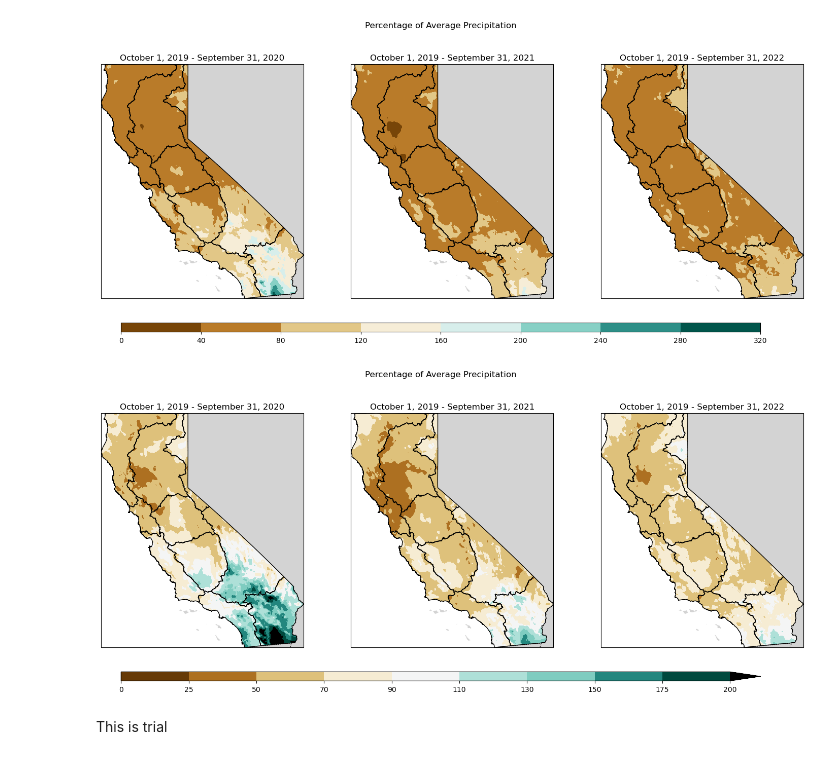
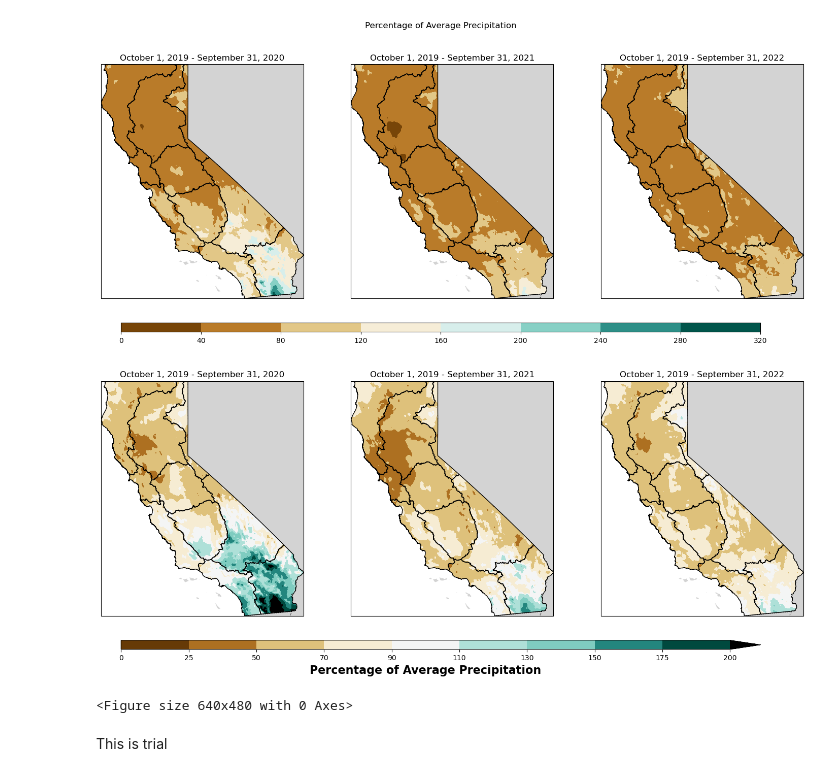
Before and after one commit to armenkonia/Drought_impacts, a Jupyter notebook: Precipitation/Average Precipitation/plot of perc of av pr.ipynb, the cells around one changed output. Cells and saved outputs as stored; diff of their text form; code cells hidden in the pictures.

Commit message:
updated plots for av and perc pr

```diff
--- a/Precipitation/Average Precipitation/plot of perc of av pr.ipynb
+++ b/Precipitation/Average Precipitation/plot of perc of av pr.ipynb
@@ -90,38 +90,38 @@ variables_to_plot = [
     ds_new.cum_loss_20_21.values,
     ds_new.cum_loss_20_21_22.values
 ]
 
 # Titles for subplots
 titles = ['October 1, 2019 - September 31, 2020', 'October 1, 2019 - September 31, 2021', 'October 1, 2019 - September 31, 2022']
 
 # Create subplots
 fig, axes = plt.subplots(1, 3, subplot_kw={'projection': ccrs.PlateCarree()}, figsize=(18, 6))
 
 # Create a colormap with distinct colors for each interval
 cmap_discrete = ListedColormap(plt.get_cmap('BrBG')(np.linspace(0, 1, 31))[1::2])
 
 # Iterate through variables and titles
 for ax, variable, title in zip(axes, variables_to_plot, titles):
     ax.set_extent([hrs.bounds['minx'].min(), hrs.bounds['maxx'].max(), hrs.bounds['miny'].min(), hrs.bounds['maxy'].max()])
     img = ax.contourf(lon, lat, variable, transform=ccrs.PlateCarree(), cmap=cmap_discrete, levels=[0,25,50,70,90,110,130,150,175,200], vmax=200, extend='max')
     img.cmap.set_over('black')
 
     hrs.plot(ax=ax, facecolor='none', edgecolor='black')
     ax.add_feature(cfeature.BORDERS, linestyle=':')
     ax.add_feature(cfeature.LAND, facecolor='lightgray')
     ax.set_title(title)
 
 
 cbar_ax = fig.add_axes([0.15, 0.0, 0.7, 0.03])  # Adjust the position and size as needed
 cbar = plt.colorbar(img, ax=ax, orientation='horizontal', shrink=0.8, ticks=[0,25,50,70,90,110,130,150,175,200], cax=cbar_ax)
+cbar.set_label('Percentage of Average Precipitation', fontsize=16, weight='bold')
 
-# Overall title for the entire figure
-fig.suptitle('Percentage of Average Precipitation', y=1.02)
-
-# Show the plot
+# fig.suptitle('Percentage of Average Precipitation', y=1.02)
 plt.show()
+plt.tight_layout()
 # %% [output]
-[figure, old version]
+[figure, new version]
+<Figure size 640x480 with 0 Axes>
 # %% [markdown]
 This is trial
 # %%
```
Also changed, not shown: parts of 7 cells of this notebook, 2 other files.
